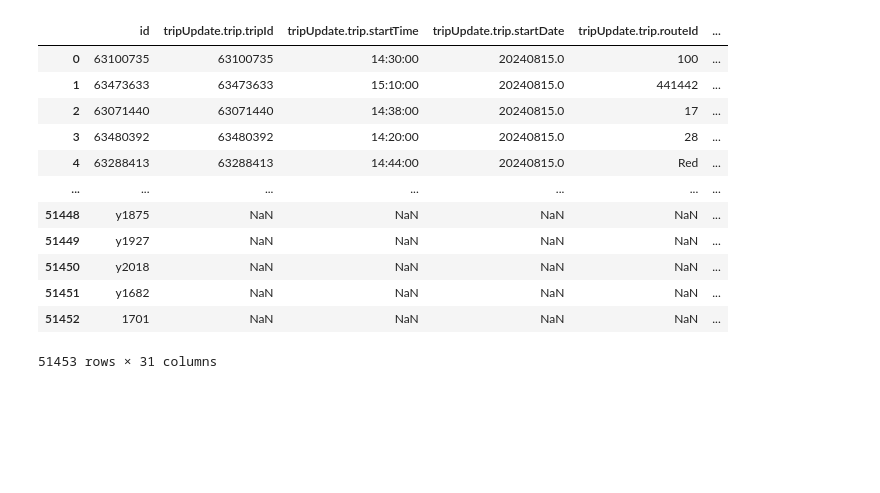
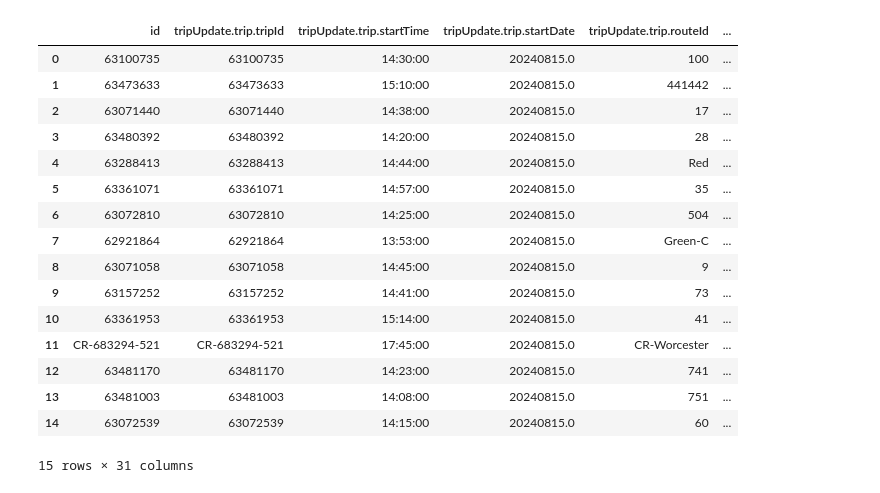
Before and after one commit to ctriley/gtfs-tools, a Jupyter notebook: Feature Engineering 2.0.ipynb, the cells around one changed output. Cells and saved outputs as stored; diff of their text form; code cells hidden in the pictures; blank space fills up the shorter version.

```diff
--- a/Feature Engineering 2.0.ipynb
+++ b/Feature Engineering 2.0.ipynb
@@ -3,21 +3,25 @@ import pandas as pd
 # %%
 df = pd.read_csv('flattened_data.csv')
 # %%
-df
+df.head(15)
 # %% [output]
 |  | id | tripUpdate.trip.tripId | tripUpdate.trip.startTime | tripUpdate.trip.startDate | tripUpdate.trip.routeId | ... |
 | 0 | 63100735 | 63100735 | 14:30:00 | 20240815.0 | 100 | ... |
 | 1 | 63473633 | 63473633 | 15:10:00 | 20240815.0 | 441442 | ... |
 | 2 | 63071440 | 63071440 | 14:38:00 | 20240815.0 | 17 | ... |
 | 3 | 63480392 | 63480392 | 14:20:00 | 20240815.0 | 28 | ... |
 | 4 | 63288413 | 63288413 | 14:44:00 | 20240815.0 | Red | ... |
-| ... | ... | ... | ... | ... | ... | ... |
-| 51448 | y1875 | NaN | NaN | NaN | NaN | ... |
-| 51449 | y1927 | NaN | NaN | NaN | NaN | ... |
-| 51450 | y2018 | NaN | NaN | NaN | NaN | ... |
-| 51451 | y1682 | NaN | NaN | NaN | NaN | ... |
-| 51452 | 1701 | NaN | NaN | NaN | NaN | ... |
+| 5 | 63361071 | 63361071 | 14:57:00 | 20240815.0 | 35 | ... |
+| 6 | 63072810 | 63072810 | 14:25:00 | 20240815.0 | 504 | ... |
+| 7 | 62921864 | 62921864 | 13:53:00 | 20240815.0 | Green-C | ... |
+| 8 | 63071058 | 63071058 | 14:45:00 | 20240815.0 | 9 | ... |
+| 9 | 63157252 | 63157252 | 14:41:00 | 20240815.0 | 73 | ... |
+| 10 | 63361953 | 63361953 | 15:14:00 | 20240815.0 | 41 | ... |
+| 11 | CR-683294-521 | CR-683294-521 | 17:45:00 | 20240815.0 | CR-Worcester | ... |
+| 12 | 63481170 | 63481170 | 14:23:00 | 20240815.0 | 741 | ... |
+| 13 | 63481003 | 63481003 | 14:08:00 | 20240815.0 | 751 | ... |
+| 14 | 63072539 | 63072539 | 14:15:00 | 20240815.0 | 60 | ... |
-51453 rows × 31 columns
+15 rows × 31 columns
 # %%
 for each in df.columns:
     print(each)
```
Also changed, not shown: parts of 7 cells of this notebook.
